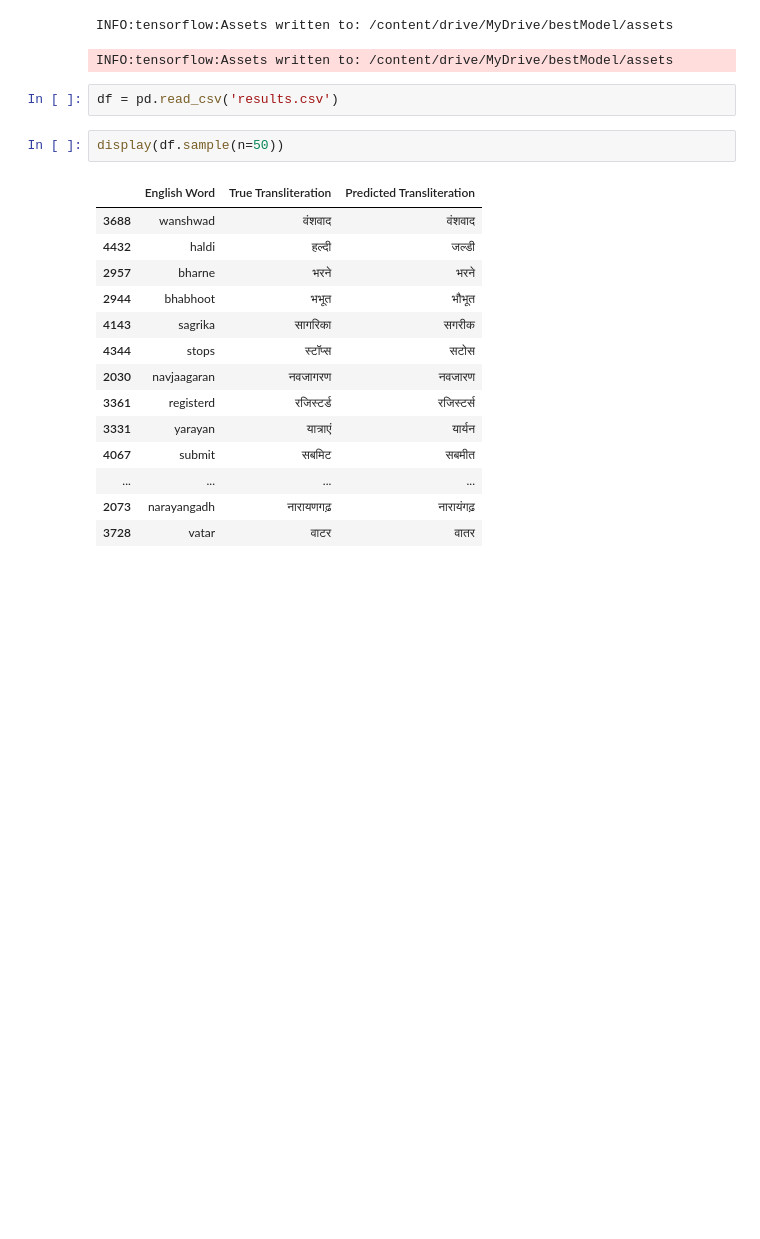
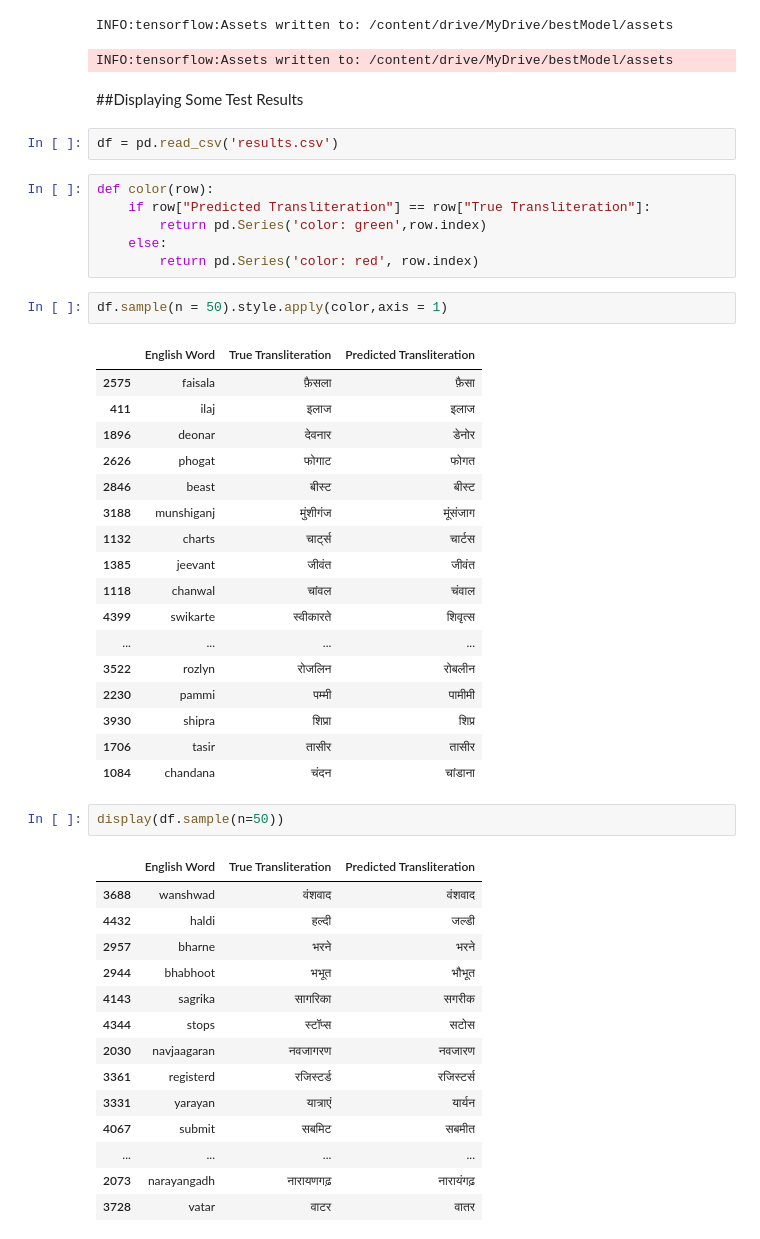
Before and after one commit to CS20M038/CS6910-assignment_3, a Jupyter notebook: DL_Assignment_3_Arjun_Version.ipynb, the cells around one changed output. Cells and saved outputs as stored; diff of their text form; blank space fills up the shorter version.

```diff
--- a/DL_Assignment_3_Arjun_Version.ipynb
+++ b/DL_Assignment_3_Arjun_Version.ipynb
@@ -665,8 +665,36 @@ WARNING:absl:Found untraced functions such as lstm_cell_layer_call_and_return_co
 WARNING:absl:Found untraced functions such as lstm_cell_layer_call_and_return_conditional_losses, lstm_cell_layer_call_fn, lstm_cell_1_layer_call_and_return_conditional_losses, lstm_cell_1_layer_call_ ...
 INFO:tensorflow:Assets written to: /content/drive/MyDrive/bestModel/assets
 INFO:tensorflow:Assets written to: /content/drive/MyDrive/bestModel/assets
+# %% [markdown]
+##Displaying Some Test Results
 # %%
 df = pd.read_csv('results.csv')
+# %%
+def color(row):
+    if row["Predicted Transliteration"] == row["True Transliteration"]:
+        return pd.Series('color: green',row.index)
+    else:
+        return pd.Series('color: red', row.index)
+# %%
+df.sample(n = 50).style.apply(color,axis = 1)
+# %% [output]
+|  | English Word | True Transliteration | Predicted Transliteration |
+| 2575 | faisala | फ़ैसला | फ़ैसा |
+| 411 | ilaj | इलाज | इलाज |
+| 1896 | deonar | देवनार | डेनोर |
+| 2626 | phogat | फोगाट | फोगत |
+| 2846 | beast | बीस्ट | बीस्ट |
+| 3188 | munshiganj | मुंशीगंज | मूंसंजाग |
+| 1132 | charts | चार्ट्स | चार्टस |
+| 1385 | jeevant | जीवंत | जीवंत |
+| 1118 | chanwal | चांवल | चंवाल |
+| 4399 | swikarte | स्वीकारते | शिवृत्स |
+| ... | ... | ... | ... |
+| 3522 | rozlyn | रोजलिन | रोबलीन |
+| 2230 | pammi | पम्मी | पामीमी |
+| 3930 | shipra | शिप्रा | शिप्र |
+| 1706 | tasir | तासीर | तासीर |
+| 1084 | chandana | चंदन | चांडाना |
 # %%
 display(df.sample(n=50))
 # %% [output]
```
